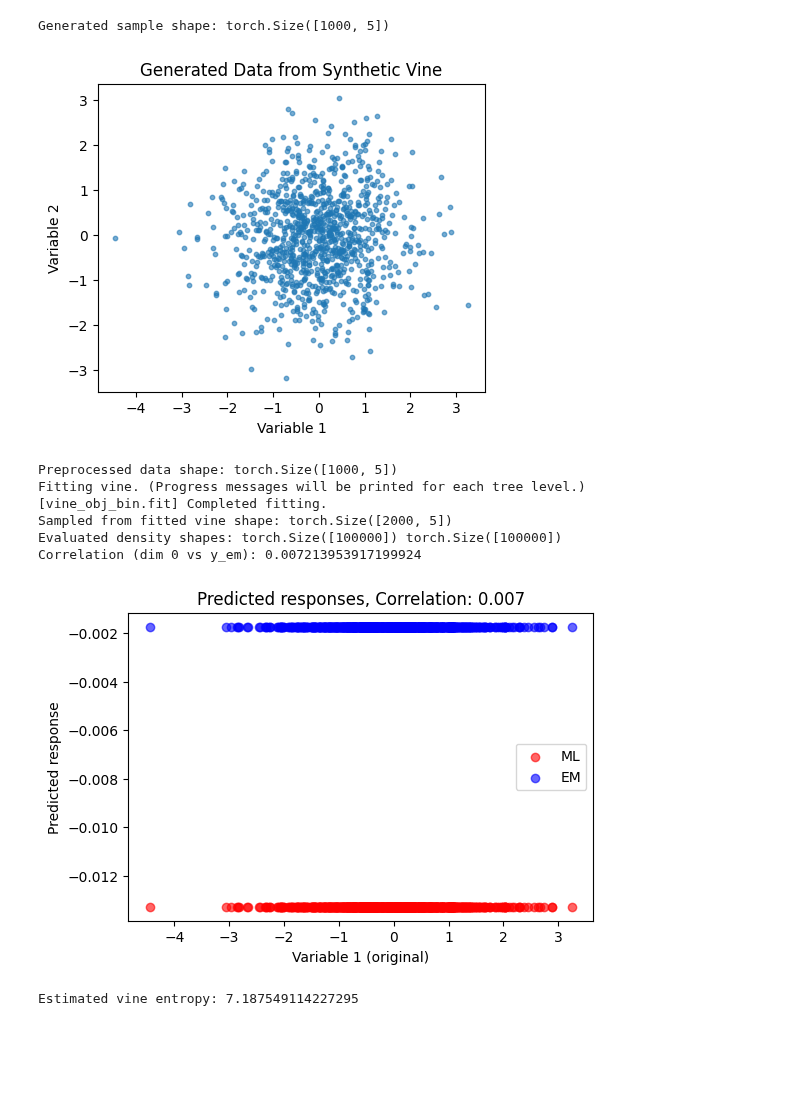
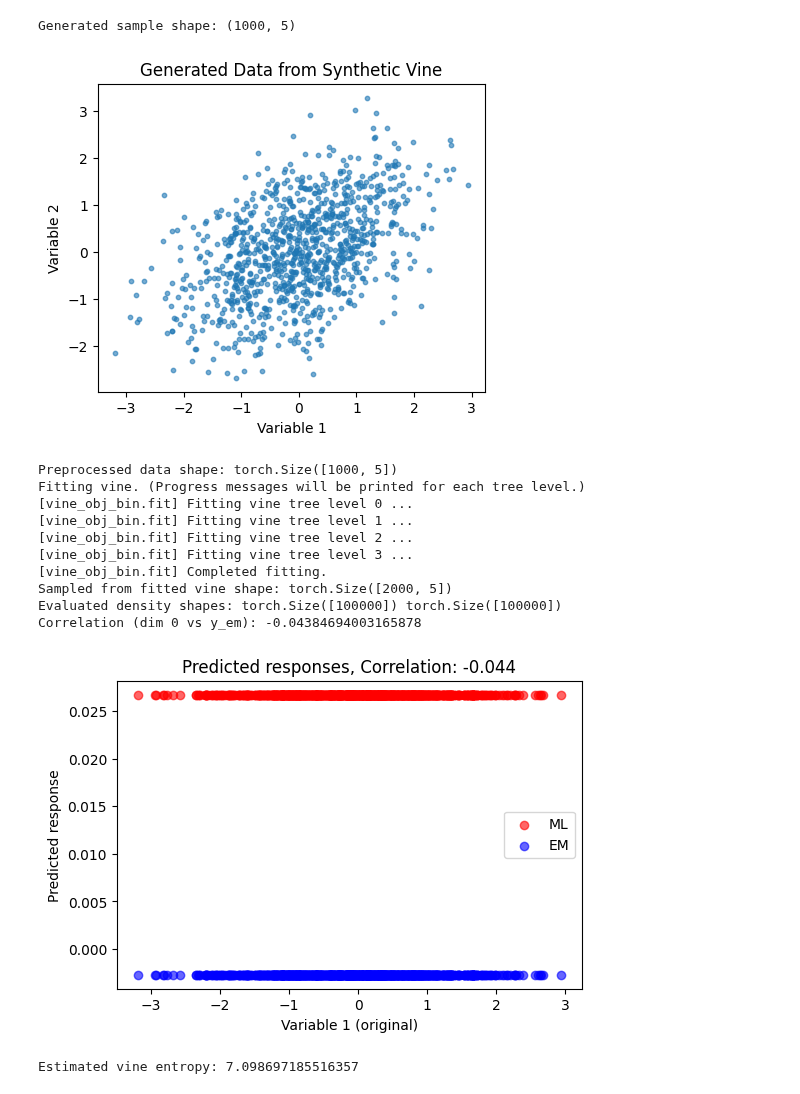
Before and after one commit to KempnerInstitute/DVC, a Jupyter notebook: notebooks/experiment_test.ipynb, the cells around one changed output. Cells and saved outputs as stored; diff of their text form; code cells hidden in the pictures; blank space fills up the shorter version.

```diff
--- a/notebooks/experiment_test.ipynb
+++ b/notebooks/experiment_test.ipynb
@@ -21,6 +21,31 @@ from info.info_estimation import vine_entropy
 
 # For inline plots
 %matplotlib inline
+
+
+import numpy as np
+
+def generate_gaussian_data(N, d, corr=0.8):
+    """
+    Generate a Gaussian dataset with dimension d and correlation 'corr' among all pairs.
+
+    Args:
+        N (int): number of samples
+        d (int): dimension
+        corr (float): correlation coefficient to use for off-diagonal entries
+    Returns:
+        np.ndarray of shape [N, d] with correlation ~ corr among all variable pairs.
+    """
+    # Build correlation matrix
+    # diag=1.0, off-diag=corr
+    R = (1 - corr) * np.eye(d) + corr * np.ones((d,d))
+    # Enforce exact positivity (in case corr close to 1)
+    # Usually 0.8 is safe, but let's do a small check
+    # We can do an eigenvalue approach, but for 0< corr <1 it should be PD.
+
+    mean = np.zeros(d)
+    data = np.random.multivariate_normal(mean, R, size=N)
+    return data
 # %%
 def main():
     device = torch.device('cuda' if torch.cuda.is_available() else 'cpu')
@@ -35,7 +60,9 @@ def main():
 
     # Define vine structure and margins for simulation
     r_matrix, cop_vine, ind_vine, nodes, matrix_edges, margin_vine = define_copulas(vine_type, method, binning, n_bin, dim)
-    sample, v, v_flip, tau_corr, tau_bins = generate_r_samples(cases, r_matrix, ind_vine, nodes, margin_vine, cop_vine, n_bin, binning)
+    sample_, v, v_flip, tau_corr, tau_bins = generate_r_samples(cases, r_matrix, ind_vine, nodes, margin_vine, cop_vine, n_bin, binning)
+    sample = generate_gaussian_data(cases, dim, corr=0.5)
+
     print("Generated sample shape:", sample.shape)
 
     # Plot generated data (first two dimensions)
@@ -94,43 +121,47 @@ def main():
     p, p_cop, logf = vine.evaluation(pts)
     print("Evaluated density shapes:", p.shape, p_cop.shape)
 
     # 8) Predict using the vine model.
     p_pred, y_ml, y_em = predict_vine(x_prep, vine, dim_col, exp_dim)
     y_em = replace_nan_inf(y_em)
     x_col = x_prep[:, dim_col].cpu().numpy()
     y_em_np = y_em.cpu().numpy()
     corr = np.corrcoef(x_col, y_em_np)[0, 1]
     print("Correlation (dim 0 vs y_em):", corr)
 
     plt.figure(figsize=(6,4))
     plt.scatter(x_col, y_ml.cpu().numpy(), c='r', label='ML', alpha=0.6)
     plt.scatter(x_col, y_em_np, c='b', label='EM', alpha=0.6)
     plt.title(f"Predicted responses, Correlation: {corr:.3f}")
     plt.xlabel("Variable 1 (original)")
     plt.ylabel("Predicted response")
     plt.legend()
     plt.show()
 
     # 9) Estimate the mutual information / entropy.
     info_dict = {'cases': 1000, 'iterations': 10, 'alpha': 0.05}
     H = vine_entropy(vine, info_dict)
     print("Estimated vine entropy:", H)
 
     return x_prep, samp_fit
 
 # Run the experiment
 x_prep, samp_fit = main()
 # %% [output]
-Generated sample shape: torch.Size([1000, 5])
+Generated sample shape: (1000, 5)
-[figure, old version]
+[figure, new version]
 Preprocessed data shape: torch.Size([1000, 5])
 Fitting vine. (Progress messages will be printed for each tree level.)
+[vine_obj_bin.fit] Fitting vine tree level 0 ...
+[vine_obj_bin.fit] Fitting vine tree level 1 ...
+[vine_obj_bin.fit] Fitting vine tree level 2 ...
+[vine_obj_bin.fit] Fitting vine tree level 3 ...
 [vine_obj_bin.fit] Completed fitting.
 Sampled from fitted vine shape: torch.Size([2000, 5])
 Evaluated density shapes: torch.Size([100000]) torch.Size([100000])
-Correlation (dim 0 vs y_em): 0.007213953917199924
+Correlation (dim 0 vs y_em): -0.04384694003165878
-[figure, old version]
+[figure, new version]
-Estimated vine entropy: 7.187549114227295
+Estimated vine entropy: 7.098697185516357
 # %%
 # Visualize pairs: Original data (first two dimensions) and samples generated by the fitted vine
 
```
Also changed, not shown: parts of 1 cell of this notebook, 16 other files.
